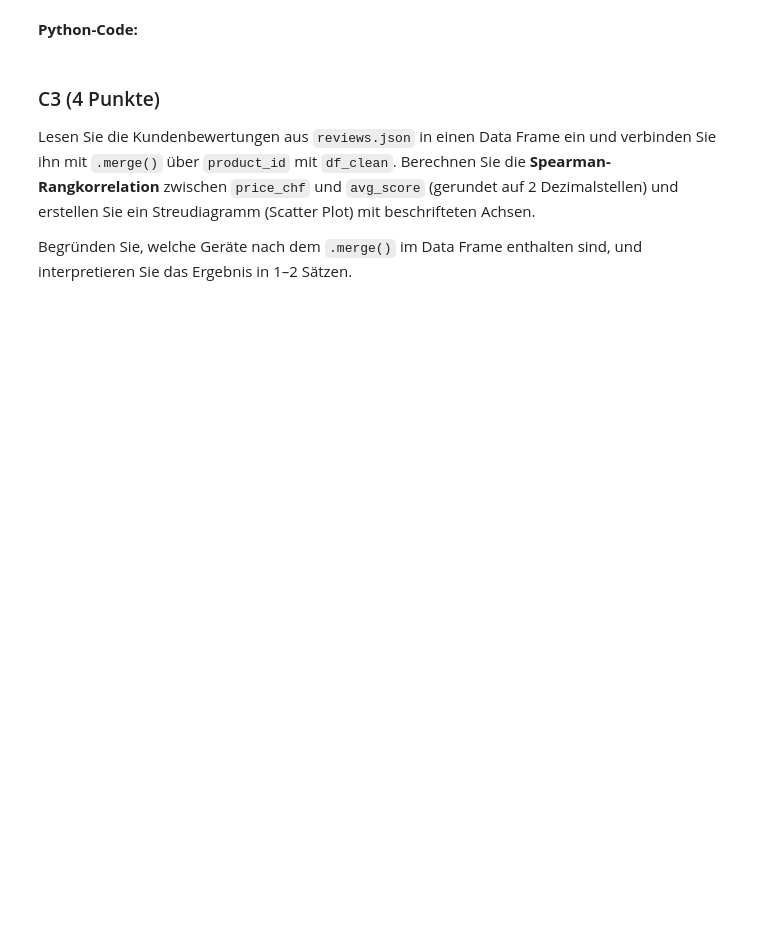
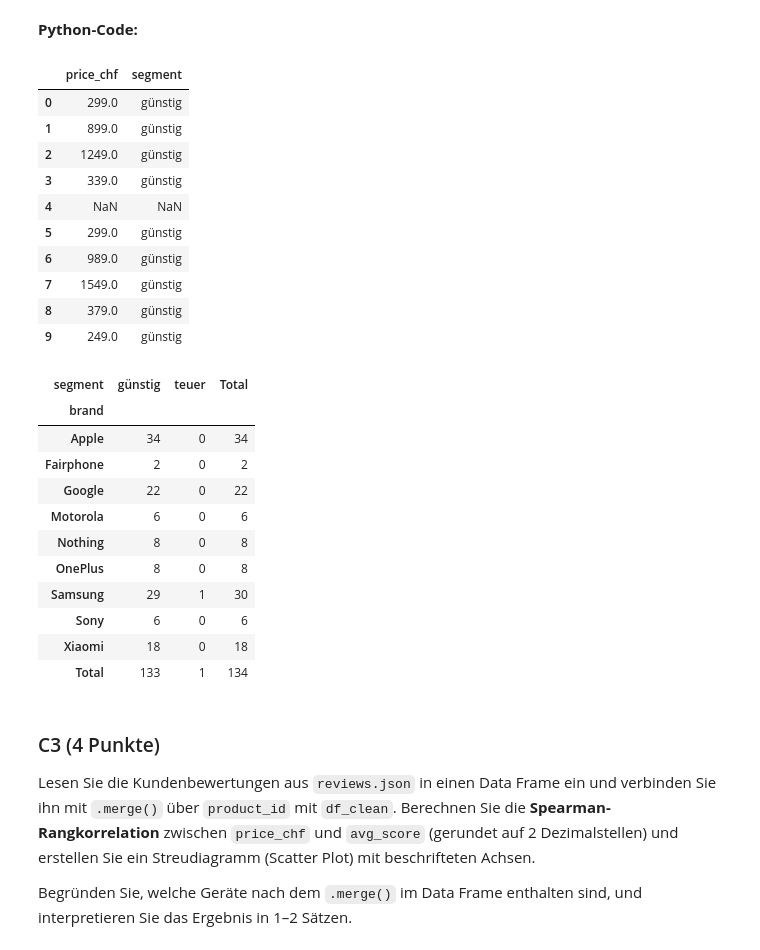
Before and after one commit to pyrat12/DS_HS2026_LNW, a Jupyter notebook: DS_HS2026_LNW_I_Examples/AP02/AP02 Mock Exam/AP02 Mock Exam.ipynb, the cells around one changed output. Cells and saved outputs as stored; diff of their text form; code cells hidden in the pictures; blank space fills up the shorter version.

```diff
--- a/DS_HS2026_LNW_I_Examples/AP02/AP02 Mock Exam/AP02 Mock Exam.ipynb
+++ b/DS_HS2026_LNW_I_Examples/AP02/AP02 Mock Exam/AP02 Mock Exam.ipynb
@@ -598,6 +639,44 @@ Erstellen Sie anschliessend mit `pd.crosstab()` eine Kontingenztabelle mit der A
 **Python-Code:**
 # %%
 # Code hier eintragen
+df_clean['segment'] = pd.cut(df_clean['price_chf'],                             #Kreiere neue Spalte "segment"
+                              bins=3,                                           #Wertebereich in drei gleich breite Intervalle teilen
+                              labels=['günstig', 'mittel', 'teuer'])
+
+display(df_clean[['price_chf', 'segment']].head(10))                            #Preise und neue Preisklassen nebeneinander anzeigen
+
+
+ct = pd.crosstab(                   #Kreuztabelle erstellen und in ct speichern
+    df_clean['brand'],              #Erste kategoriale Variable: Bestimmt die Zeilen der Tabelle
+    df_clean['segment'],            #Zweite kategoriale Variable: Bestimmt die Spalten der Tabelle
+    margins=True,                   #Zusätzliche Zeile und Spalte mit den Gesamtsummen hinzufügen
+    margins_name='Total'            #Bezeichnung der Gesamtsummen auf 'Total' setzen
+)
+ct                                  #Kreuztabelle anzeigen
+# %% [output]
+|  | price_chf | segment |
+| 0 | 299.0 | günstig |
+| 1 | 899.0 | günstig |
+| 2 | 1249.0 | günstig |
+| 3 | 339.0 | günstig |
+| 4 | NaN | NaN |
+| 5 | 299.0 | günstig |
+| 6 | 989.0 | günstig |
+| 7 | 1549.0 | günstig |
+| 8 | 379.0 | günstig |
+| 9 | 249.0 | günstig |
+| segment | günstig | teuer | Total |
+| brand |  |  |  |
+| Apple | 34 | 0 | 34 |
+| Fairphone | 2 | 0 | 2 |
+| Google | 22 | 0 | 22 |
+| Motorola | 6 | 0 | 6 |
+| Nothing | 8 | 0 | 8 |
+| OnePlus | 8 | 0 | 8 |
+| Samsung | 29 | 1 | 30 |
+| Sony | 6 | 0 | 6 |
+| Xiaomi | 18 | 0 | 18 |
+| Total | 133 | 1 | 134 |
 # %% [markdown]
 ### C3 (4 Punkte)
 
```
Also changed, not shown: parts of 7 cells of this notebook, 4 other files.
